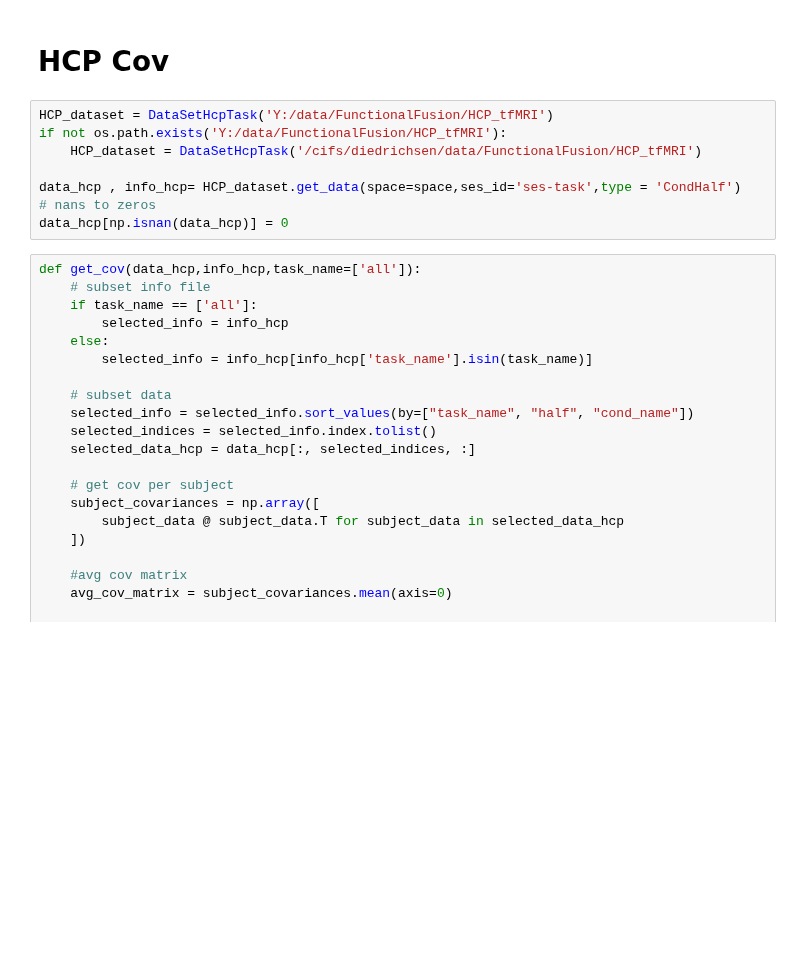
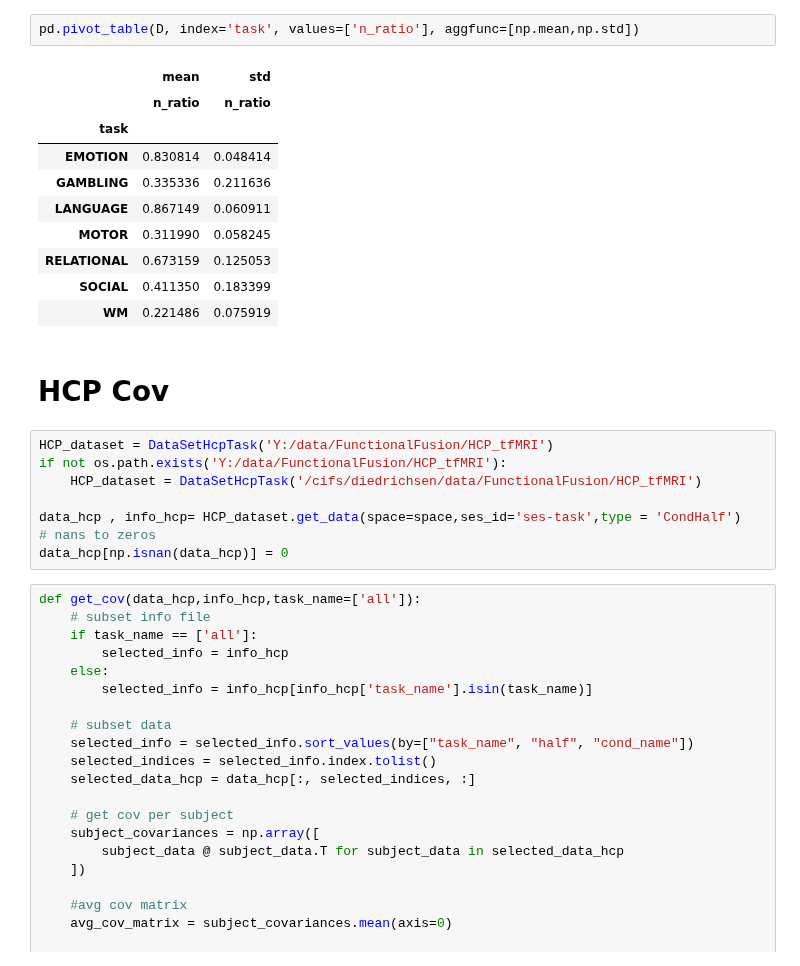
Before and after one commit to DiedrichsenLab/OptimalBattery, a Jupyter notebook: notebooks/2.real_design.ipynb, the cells around one changed output. Drawn from its saved outputs; the diff is of its cells as text; blank space fills up the shorter version.

```diff
--- a/notebooks/2.real_design.ipynb
+++ b/notebooks/2.real_design.ipynb
@@ -18,3 +43,16 @@ cort_dir = 'Y:/data/Atlas_templates/fs_LR_32'
+# %%
+pd.pivot_table(D, index='task', values=['n_ratio'], aggfunc=[np.mean,np.std])
+# %% [output]
+|  | mean | std |
+|  | n_ratio | n_ratio |
+| task |  |  |
+| EMOTION | 0.830814 | 0.048414 |
+| GAMBLING | 0.335336 | 0.211636 |
+| LANGUAGE | 0.867149 | 0.060911 |
+| MOTOR | 0.311990 | 0.058245 |
+| RELATIONAL | 0.673159 | 0.125053 |
+| SOCIAL | 0.411350 | 0.183399 |
+| WM | 0.221486 | 0.075919 |
 # %% [markdown]
 # HCP Cov
 # %%
```
Also changed, not shown: parts of 15 cells of this notebook, 1 other file.
